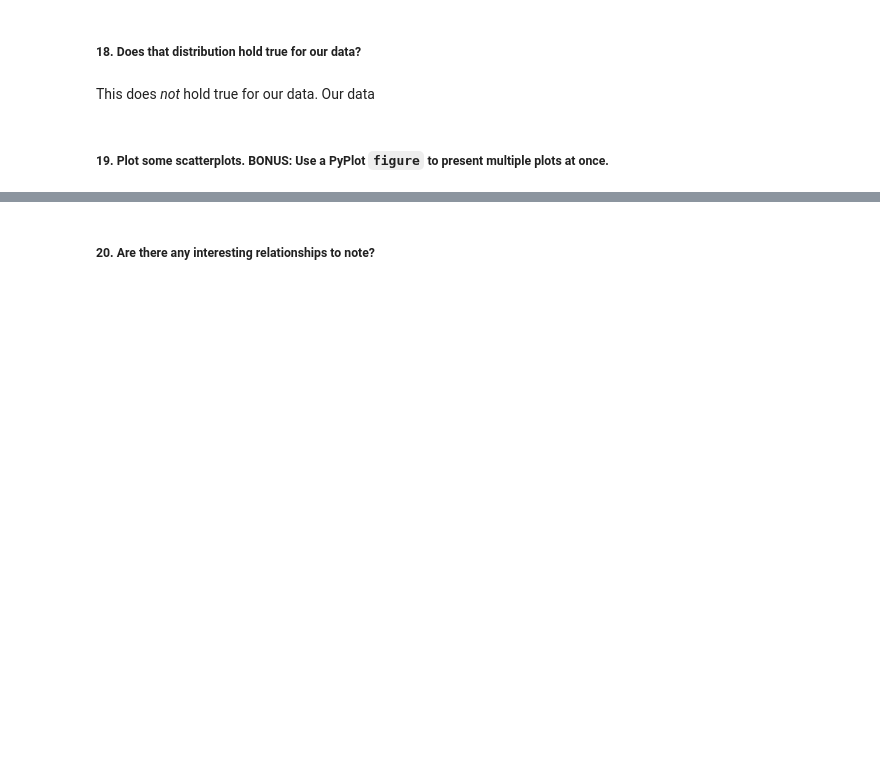
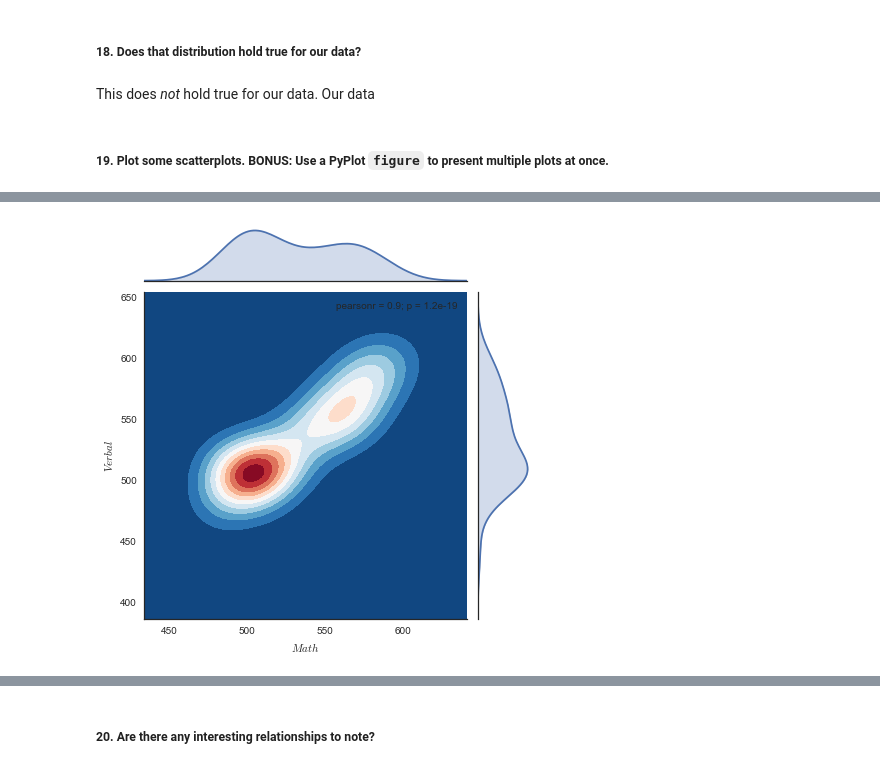
Before and after one commit to sambozek/DSI-SF-1-sebozek, a Jupyter notebook: projects/project-01/starter-code/project_1.ipynb, the cells around one changed output, grey strips where cells are left out. Saved outputs shown, nothing was run; the diff lists cells and outputs as text; code cells hidden in the pictures; blank space fills up the shorter version.

```diff
--- a/projects/project-01/starter-code/project_1.ipynb
+++ b/projects/project-01/starter-code/project_1.ipynb
@@ -356,3 +358,10 @@ sat_pairplot = sns.pairplot(sat)
+# %%
+verbal, rate
+
+vr_data = sns.jointplot(verbal, math, kind="kde", cmap="RdBu_r")  # Create a Kernel Density Estimation
+vr_data.set_axis_labels("$Math$", "$Verbal$");                    # Set the axis labels
+# %% [output]
+[figure, added]
 # %%
 sat_pairgrid = sns.PairGrid(sat)
 sat_pairgrid.map_diag(sns.kdeplot)
```
Also changed, not shown: parts of 16 cells of this notebook.
